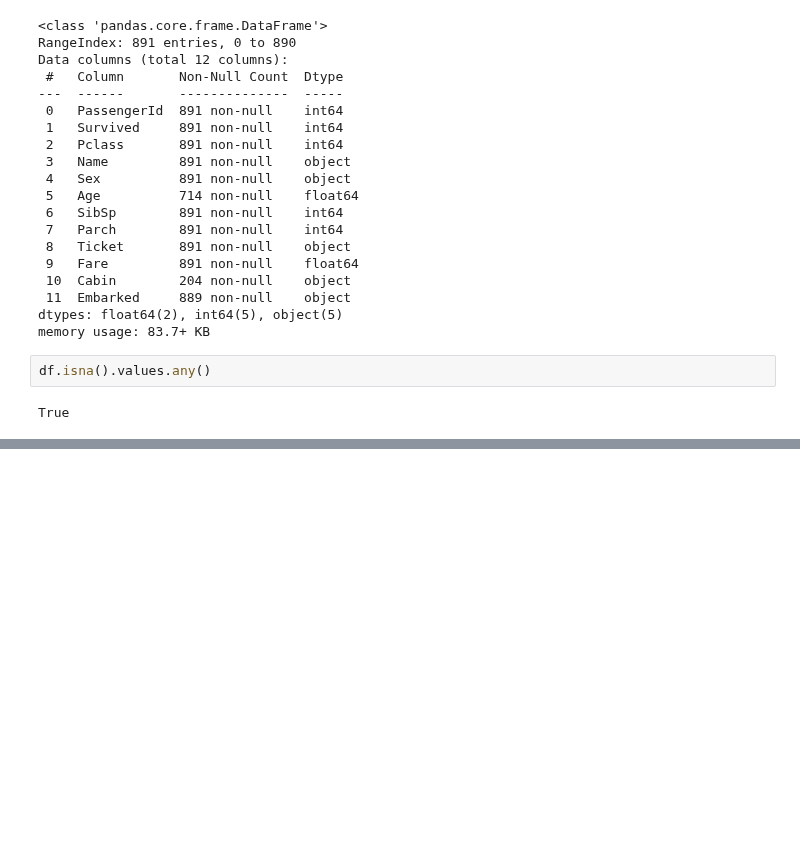
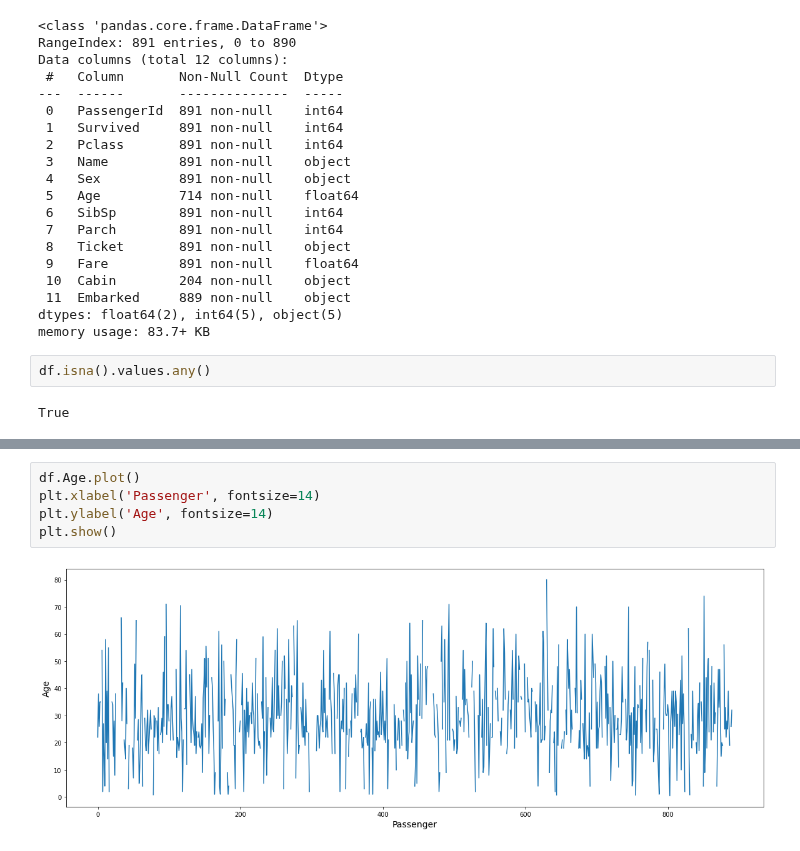
Before and after one commit to julioreis-dev/tutorial_pandas, a Jupyter notebook: plotgraf.ipynb, the cells around one changed output, grey strips where cells are left out. Drawn from its saved outputs; the diff is of its cells as text; blank space fills up the shorter version.

```diff
--- a/plotgraf.ipynb
+++ b/plotgraf.ipynb
@@ -77,0 +81,7 @@ df.head()
+# %%
+df.Age.plot()
+plt.xlabel('Passenger', fontsize=14)
+plt.ylabel('Age', fontsize=14)
+plt.show()
+# %% [output]
+[figure, added]
```
Also changed, not shown: parts of 6 cells of this notebook.
